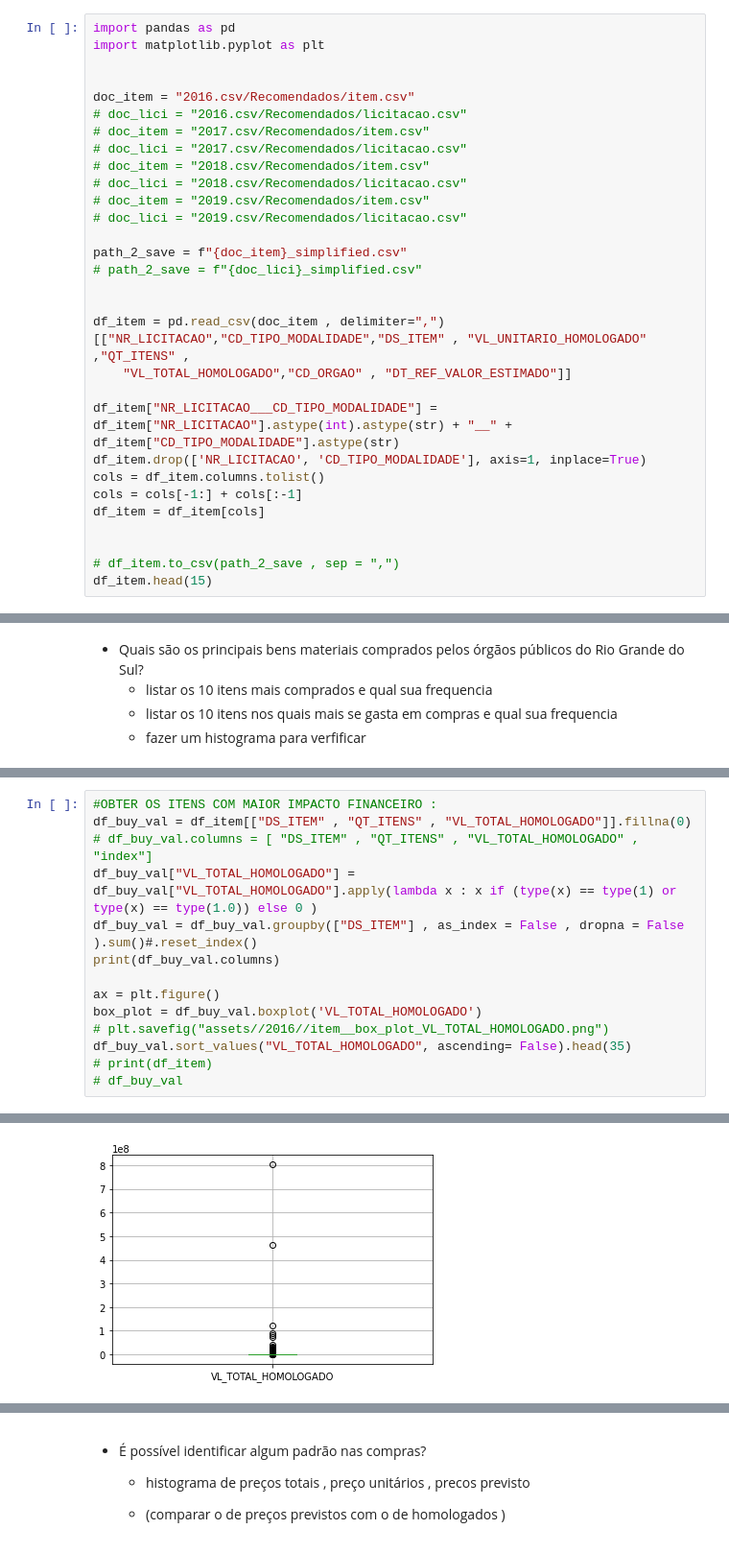
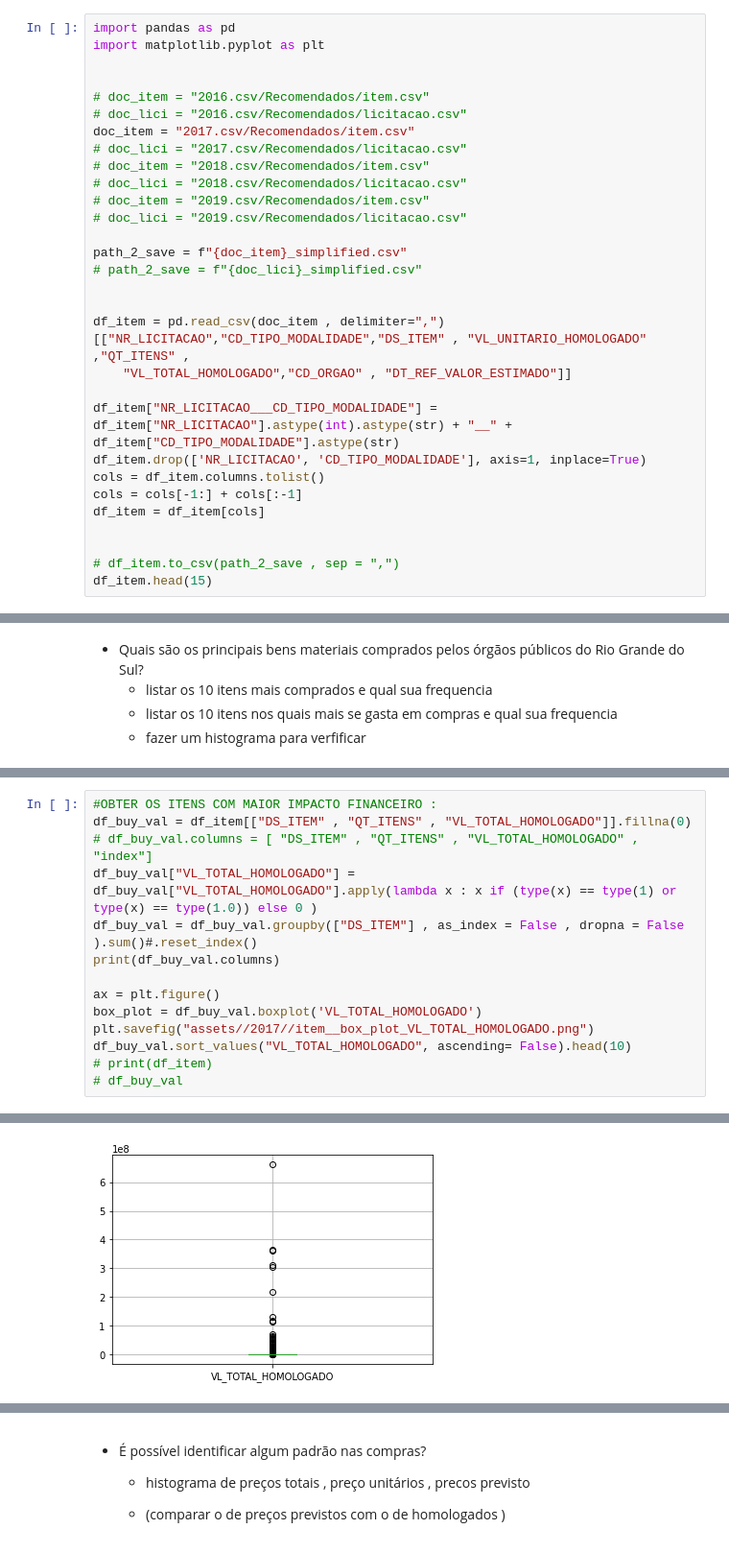
Before and after one commit to toinnn/Teste-Tecnico__Data-Science-Brigade, a Jupyter notebook: teste.ipynb, the cells around one changed output, grey strips where cells are left out. Shown: that part at 96% size. Saved outputs shown, nothing was run; the diff lists cells and outputs as text.

```diff
--- a/teste.ipynb
+++ b/teste.ipynb
@@ -5,9 +5,9 @@ import pandas as pd
 import matplotlib.pyplot as plt
 
 
-doc_item = "2016.csv/Recomendados/item.csv"
+# doc_item = "2016.csv/Recomendados/item.csv"
 # doc_lici = "2016.csv/Recomendados/licitacao.csv"
-# doc_item = "2017.csv/Recomendados/item.csv"
+doc_item = "2017.csv/Recomendados/item.csv"
 # doc_lici = "2017.csv/Recomendados/licitacao.csv"
 # doc_item = "2018.csv/Recomendados/item.csv"
 # doc_lici = "2018.csv/Recomendados/licitacao.csv"
@@ -80,8 +134,8 @@ print(df_buy_val.columns)
 
 ax = plt.figure()
 box_plot = df_buy_val.boxplot('VL_TOTAL_HOMOLOGADO')
-# plt.savefig("assets//2016//item__box_plot_VL_TOTAL_HOMOLOGADO.png")
-df_buy_val.sort_values("VL_TOTAL_HOMOLOGADO", ascending= False).head(35)
+plt.savefig("assets//2017//item__box_plot_VL_TOTAL_HOMOLOGADO.png")
+df_buy_val.sort_values("VL_TOTAL_HOMOLOGADO", ascending= False).head(10)
 # print(df_item)
 # df_buy_val
 # %% [output]
@@ -106,2 +154,2 @@ Index(['DS_ITEM', 'QT_ITENS', 'VL_TOTAL_HOMOLOGADO'], dtype='object')
-[figure, old version]
+[figure, new version]
 # %% [markdown]
```
Also changed, not shown: parts of 16 cells of this notebook, 2 other files.
